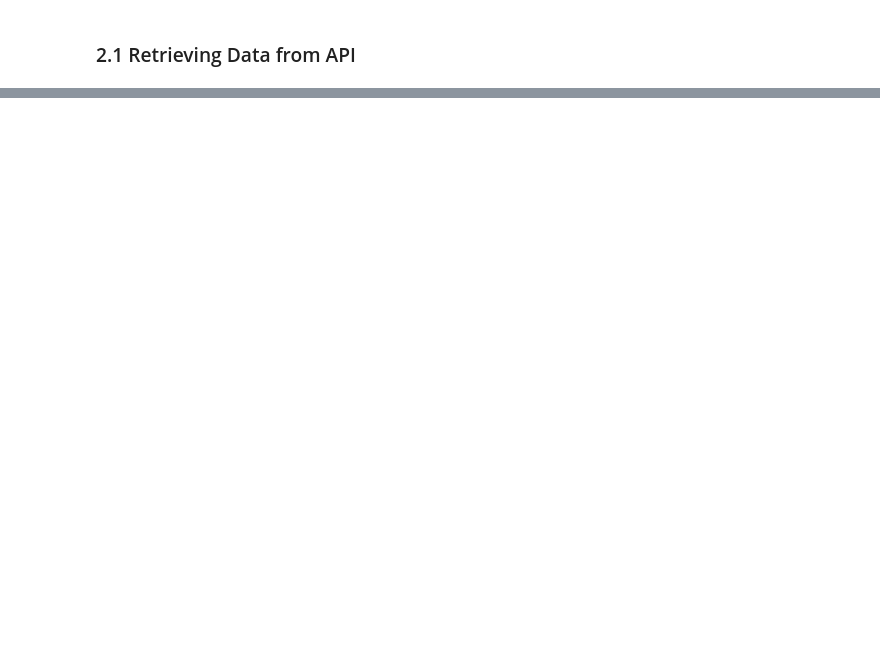
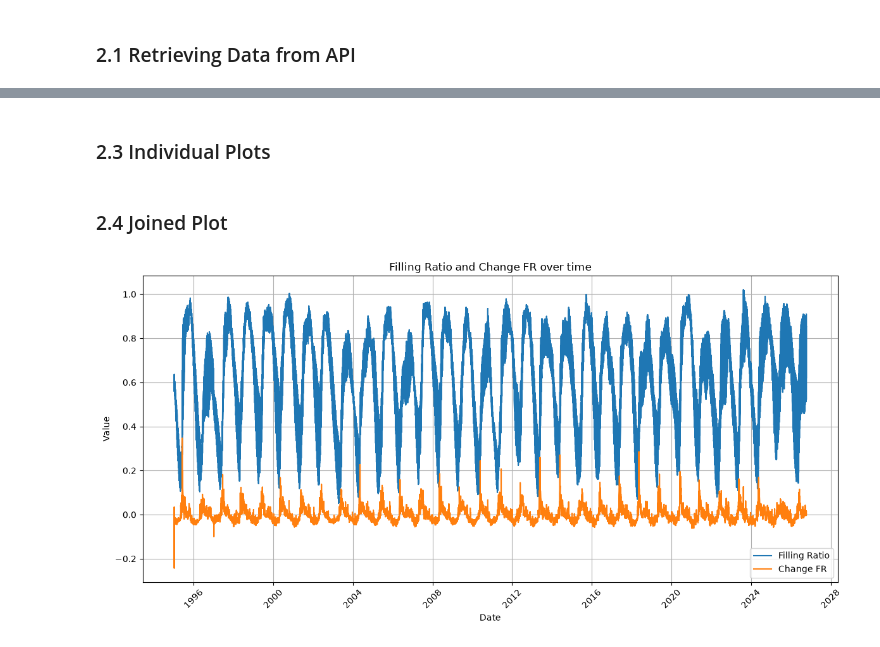
Before and after one commit to nylandgit/IND320-Repo, a Jupyter notebook: Oblig/notebooks/project_work_part2.ipynb, the cells around one changed output, grey strips where cells are left out. Drawn from its saved outputs; the diff is of its cells as text; code cells hidden in the pictures; blank space fills up the shorter version.

Commit message:
+working joined plot, markdown sectioning updates

```diff
--- a/Oblig/notebooks/project_work_part2.ipynb
+++ b/Oblig/notebooks/project_work_part2.ipynb
@@ -179,3 +185,5 @@ KeyError: 'Date'
+# %% [markdown]
+### 2.3 Individual Plots
 # %%
 # Picking out columns to plot individually.
 columns_to_plot = [
@@ -197,3 +205,21 @@ for column in columns_to_plot:
     plt.grid(True)
     plt.tight_layout()
     plt.show()
+# %% [markdown]
+### 2.4 Joined Plot
+# %%
+# Plot Filling Ratio and Change FR together.
+plt.figure(figsize=(12, 6))
+plt.plot(df["Date"], df["Filling Ratio"], label="Filling Ratio")
+plt.plot(df["Date"], df["Change FR"], label="Change FR")
+
+plt.title("Filling Ratio and Change FR over time")
+plt.xlabel("Date")
+plt.ylabel("Value")
+plt.xticks(rotation=45)
+plt.grid(True)
+plt.legend()
+plt.tight_layout()
+plt.show()
+# %% [output]
+[figure, added]
```
Also changed, not shown: parts of 4 cells of this notebook.
